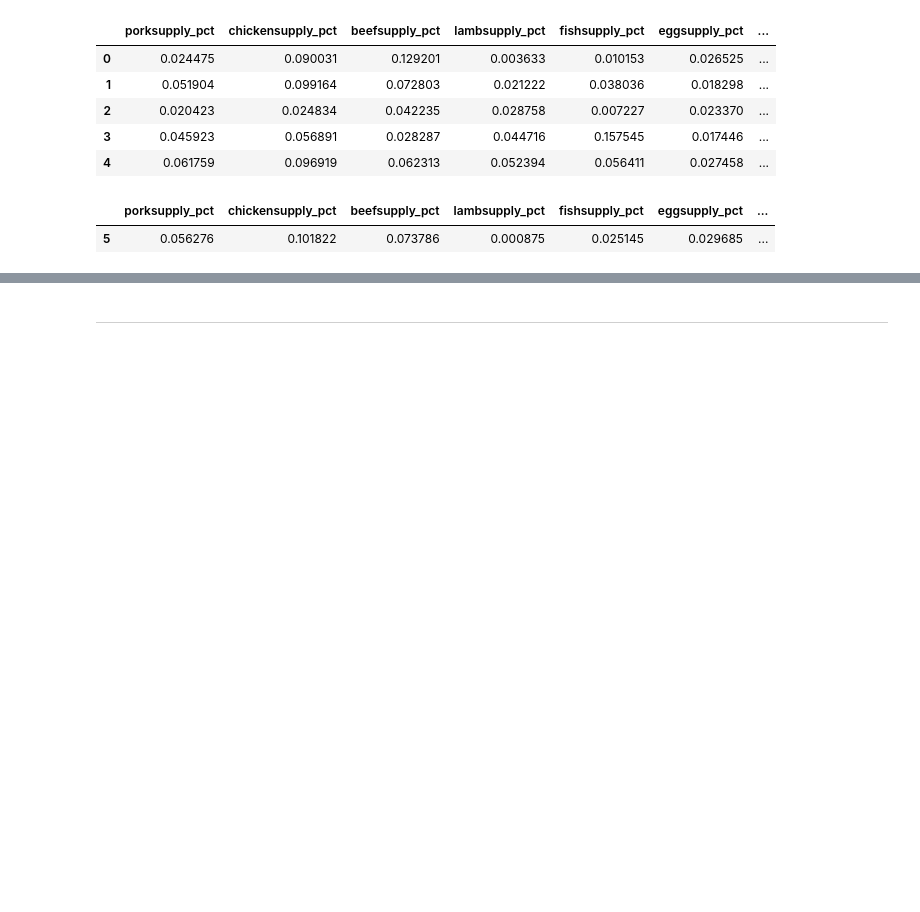
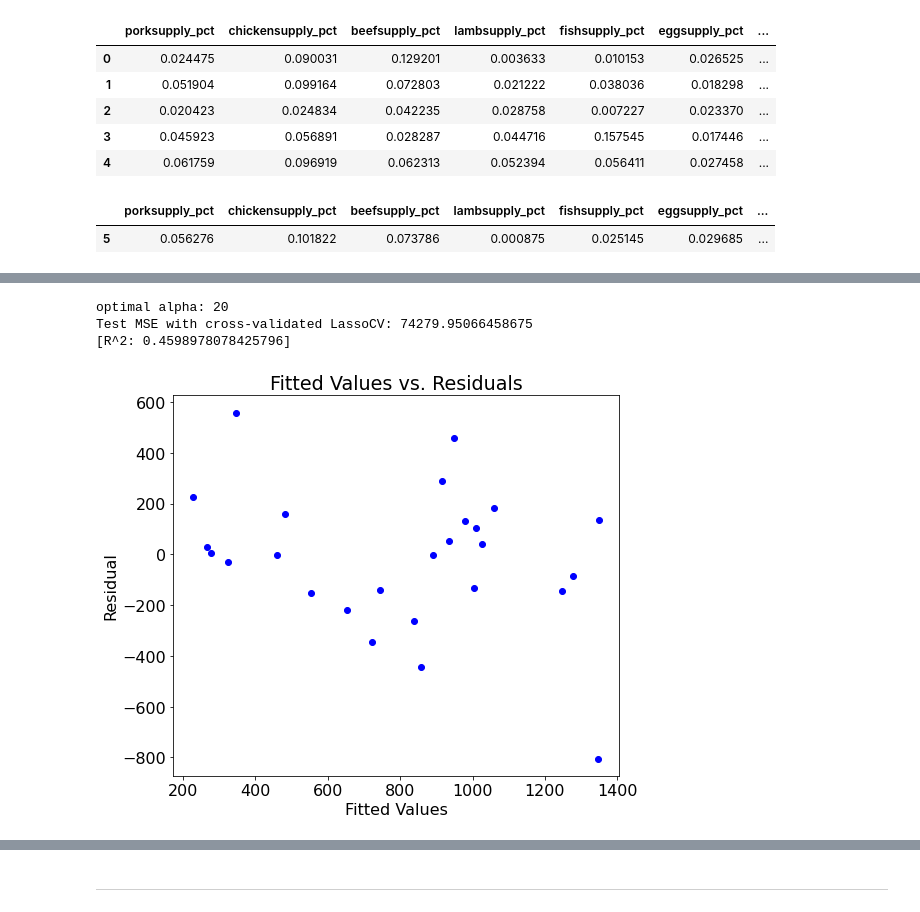
Before and after one commit to vincent-lao/carbon-footprint, a Jupyter notebook: code/model/general-model-pipeline-vl.ipynb, the cells around one changed output, grey strips where cells are left out. Saved outputs shown, nothing was run; the diff lists cells and outputs as text; code cells hidden in the pictures; blank space fills up the shorter version.

```diff
--- a/code/model/general-model-pipeline-vl.ipynb
+++ b/code/model/general-model-pipeline-vl.ipynb
@@ -61,12 +55,12 @@ def run_model_pipeline(data, y_col, model, test_size=0.2, random_state=100, diag
     model.fit(X_train, y_train)
 
     # evaluate model
-    preds = results.predict(X_test)
+    preds = model.predict(X_test)
     mse = mean_squared_error(preds, y_test.values)
-    print('[MSE:', str(np.round(mse, 4)), ']')
+    print('[MSE:', str(np.round(mse, 4)) + ']')
 
     r_2 = model.score(X_test, y_test)
-    print('[R^2:', str(r_2), ']')
+    print('[R^2:', str(r_2) + ']')
 
     # need to fix
     if diagnostics:
@@ -79,13 +73,13 @@ def run_model_pipeline(data, y_col, model, test_size=0.2, random_state=100, diag
 # plot diagnostic learning curves
 def summarize_diagnostics(preds, y_test):
 
+    df = pd.DataFrame({'preds' : preds, 'resids' : y_test - preds}).sort_values('preds')
+
     # plot residuals
-    plt.subplot(211)
     plt.title('Fitted Values vs. Residuals')
-    plt.plot(preds, y_test - model.predict(X_test), color='blue')
+    plt.scatter(df['preds'], df['resids'], color='blue')
     plt.ylabel('Residual')
     plt.xlabel('Fitted Values')
-    plt.legend()
 
     # save plot to file
 #     plt.savefig('../../visualizations/diagnostic_plot_vl.png')
@@ -92,0 +122,31 @@ def summarize_diagnostics(preds, y_test):
+# %%
+X_train, X_test, y_train, y_test = get_X_y_stnd(food2, 'totalco2', \
+                                                    test_size=0.2, \
+                                                    random_state=100)
+# %%
+def linreg_kfold_cv(ModelCV, X_train, X_test, y_train, y_test, alphas, random_state=100, diagnostics=False):
+    kf = KFold(shuffle=True, random_state=100)
+    cv = ModelCV(cv = kf, alphas = alphas)
+    cv.fit(X_train, y_train)
+
+    alpha_opt = cv.alpha_
+    print("optimal alpha:", alpha_opt)
+
+    y_pred_cv = cv.predict(X_test)
+
+    cv_mse = mean_squared_error(y_test, y_pred_cv)
+    print("Test MSE with cross-validated", re.findall(r'\w{5}CV', str(ModelCV))[0] + ":", cv_mse)
+
+    r_2 = cv.score(X_test, y_test)
+    print('[R^2:', str(r_2) + ']')
+
+    if diagnostics:
+        summarize_diagnostics(y_pred_cv, y_test)
+# %%
+alphas = [1, 10, 20, 30, 40, 50, 100]
+linreg_kfold_cv(LassoCV, X_train, X_test, y_train, y_test, alphas, random_state=100, diagnostics=True)
+# %% [output]
+optimal alpha: 20
+Test MSE with cross-validated LassoCV: 74279.95066458675
+[R^2: 0.4598978078425796]
+[figure, added]
```
Also changed, not shown: parts of 14 cells of this notebook, 1 other file.
